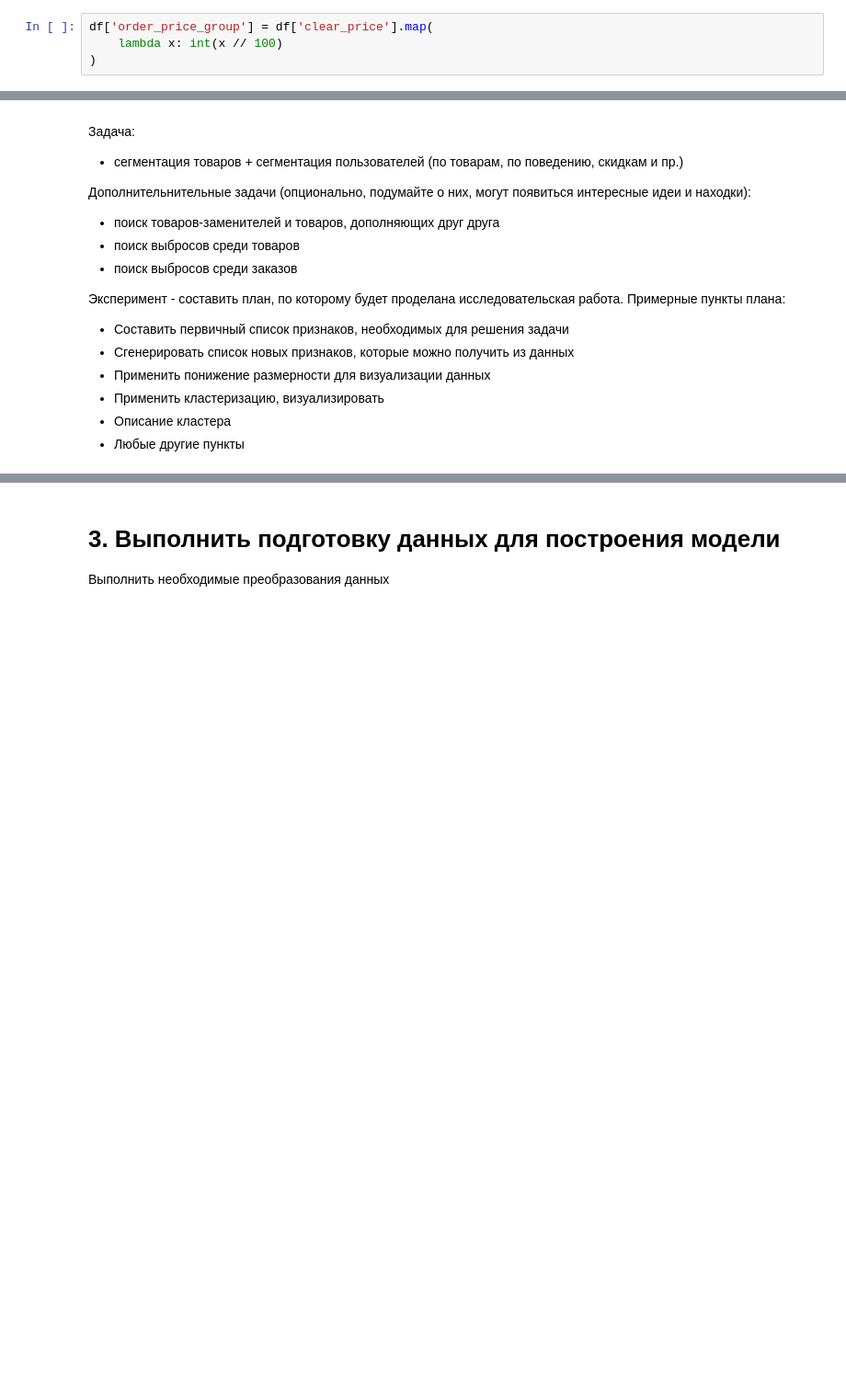
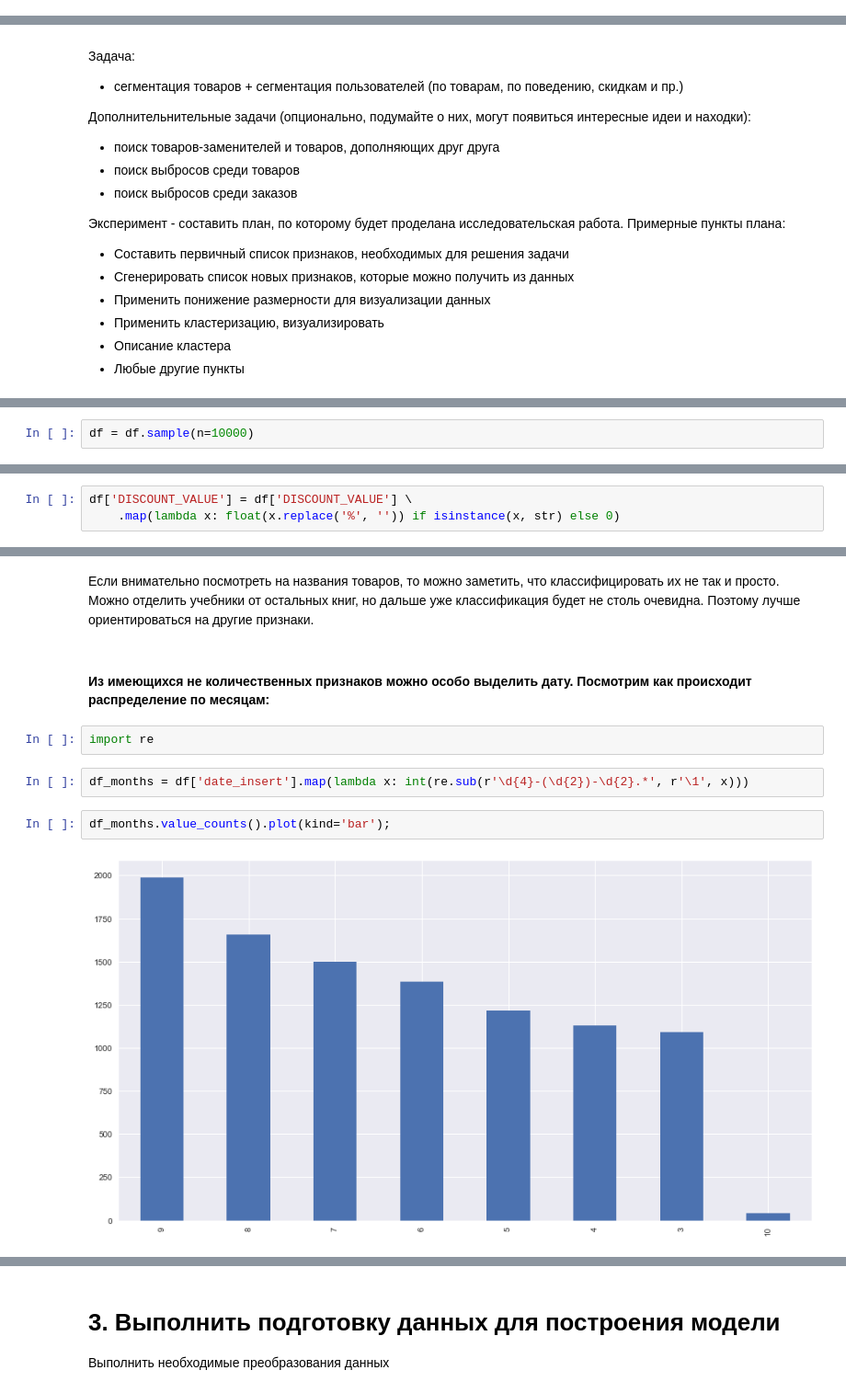
Before and after one commit to AndrewLrrr/otus-big-data, a Jupyter notebook: hw6/homework_dimred.ipynb, the cells around one changed output, grey strips where cells are left out. Shown: that part at 92% size. Cells and saved outputs as stored; diff of their text form; blank space fills up the shorter version.

```diff
--- a/hw6/homework_dimred.ipynb
+++ b/hw6/homework_dimred.ipynb
@@ -337,4 +120,0 @@ df.groupby(['month'])['discount_percent_group'] \
-# %%
-df['order_price_group'] = df['clear_price'].map(
-    lambda x: int(x // 100)
-)
@@ -380,0 +141,2 @@ b[b['count'] > 1000].plot(kind='bar');
+# %%
+df = df.sample(n=10000)
@@ -380,0 +153,3 @@ b[b['count'] > 1000].plot(kind='bar');
+# %%
+df['DISCOUNT_VALUE'] = df['DISCOUNT_VALUE'] \
+    .map(lambda x: float(x.replace('%', '')) if isinstance(x, str) else 0)
@@ -380,0 +186,12 @@ b[b['count'] > 1000].plot(kind='bar');
+# %% [markdown]
+Если внимательно посмотреть на названия товаров, то можно заметить, что классифицировать их не так и просто. Можно отделить учебники от остальных книг, но дальше уже классификация будет не столь очевидна. Поэтому лучше ориентироваться на другие признаки.
+# %% [markdown]
+#### Из имеющихся не количественных признаков можно особо выделить дату. Посмотрим как происходит распределение по месяцам:
+# %%
+import re
+# %%
+df_months = df['date_insert'].map(lambda x: int(re.sub(r'\d{4}-(\d{2})-\d{2}.*', r'\1', x)))
+# %%
+df_months.value_counts().plot(kind='bar');
+# %% [output]
+[figure, added]
```
Also changed, not shown: parts of 116 cells of this notebook.
